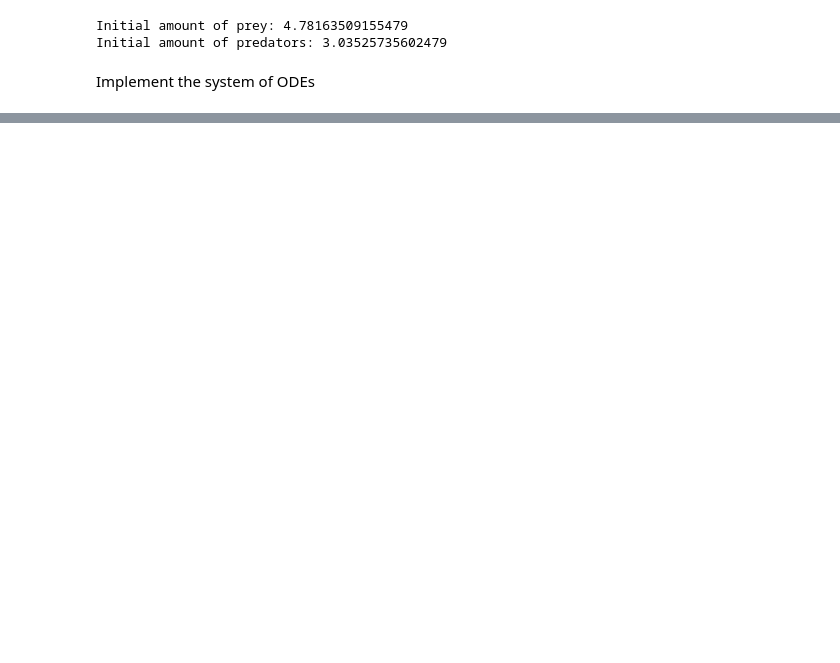
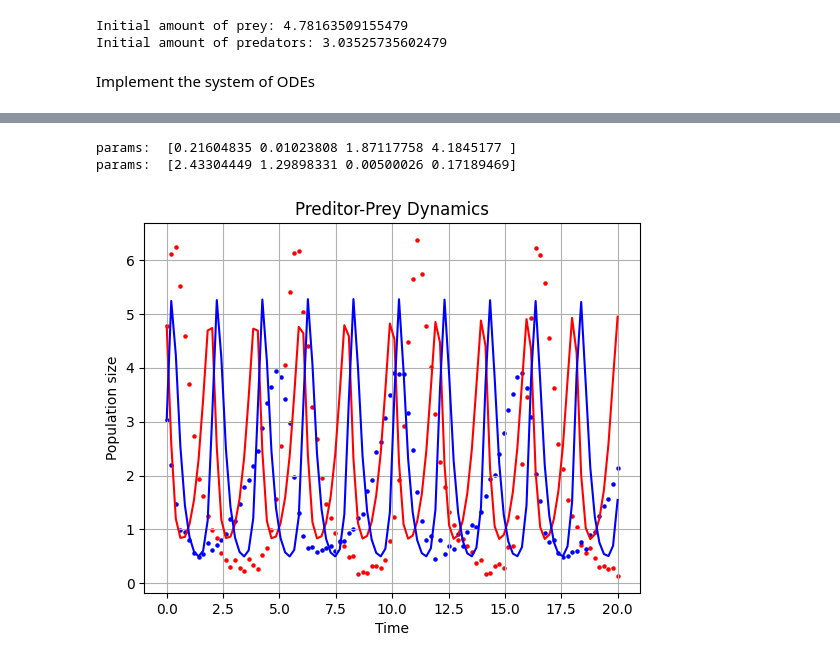
Before and after one commit to estherlb/stochastic_3, a Jupyter notebook: Reverse-Engineering Predator-Prey System/predator_prey.ipynb, the cells around one changed output, grey strips where cells are left out. Saved outputs shown, nothing was run; the diff lists cells and outputs as text; code cells hidden in the pictures; blank space fills up the shorter version.

```diff
--- a/Reverse-Engineering Predator-Prey System/predator_prey.ipynb
+++ b/Reverse-Engineering Predator-Prey System/predator_prey.ipynb
@@ -134,0 +149,50 @@ plt.show()
+# %%
+from scipy.optimize import curve_fit
+y0 = [x[0], y[0]]
+t = np.linspace(t[0], t[-1], num=len(t))
+
+params0 = np.array([0.5,0.8,0.3,0.5])
+t = np.array(df['t'], dtype=float)
+x = np.array(df['x'], dtype=float)
+y = np.array(df['y'], dtype=float)
+
+def ode_0(t, alpha_fit, beta_fit, delta_fit, gamma_fit):
+    return odeint(lotka_volterra, y0, t, args=(alpha_fit, beta_fit, delta_fit, gamma_fit))[:,0]
+
+params_0= curve_fit(ode_0, t, x)[0]
+print("params: ", params_0)
+
+def ode_1(t, alpha_fit, beta_fit, delta_fit, gamma_fit):
+    return odeint(lotka_volterra, y0, t, args=(alpha_fit, beta_fit, delta_fit, gamma_fit))[:,1]
+
+params_1 = curve_fit(ode_1, t, x)[0]
+print("params: ", params_1)
+
+alpha_fit = (params_0[0] + params_1[0])
+beta_fit = (params_0[1] + params_1[1])
+delta_fit = (params_0[2] + params_1[2])
+gamma_fit = (params_0[3] + params_1[3])
+
+# alpha_fit, beta_fit, delta_fit, gamma_fit = params
+# fitted_curve = odeint(lotka_volterra, y0, t, args=(alpha_fit, beta_fit, delta_fit, gamma_fit))
+
+output = odeint(lotka_volterra, y0, t, args=(alpha_fit, beta_fit, delta_fit, gamma_fit))
+
+plt.title("Preditor-Prey Dynamics")
+plt.ylabel("Population size")
+plt.xlabel("Time")
+plt.grid()
+
+plt.plot(t,output[:,0], color="r")
+plt.scatter(df["t"], df["x"], color = 'r', s = 5, label = 'x (prey)')
+
+# plt.show()
+
+plt.plot(t,output[:,1], color="b")
+plt.scatter(df["t"], df["y"], color = 'b', s = 5, label = 'y (predator)')
+
+plt.show()
+# %% [output]
+params:  [0.21604835 0.01023808 1.87117758 4.1845177 ]
+params:  [2.43304449 1.29898331 0.00500026 0.17189469]
+[figure, added]
```
Also changed, not shown: parts of 6 cells of this notebook.
